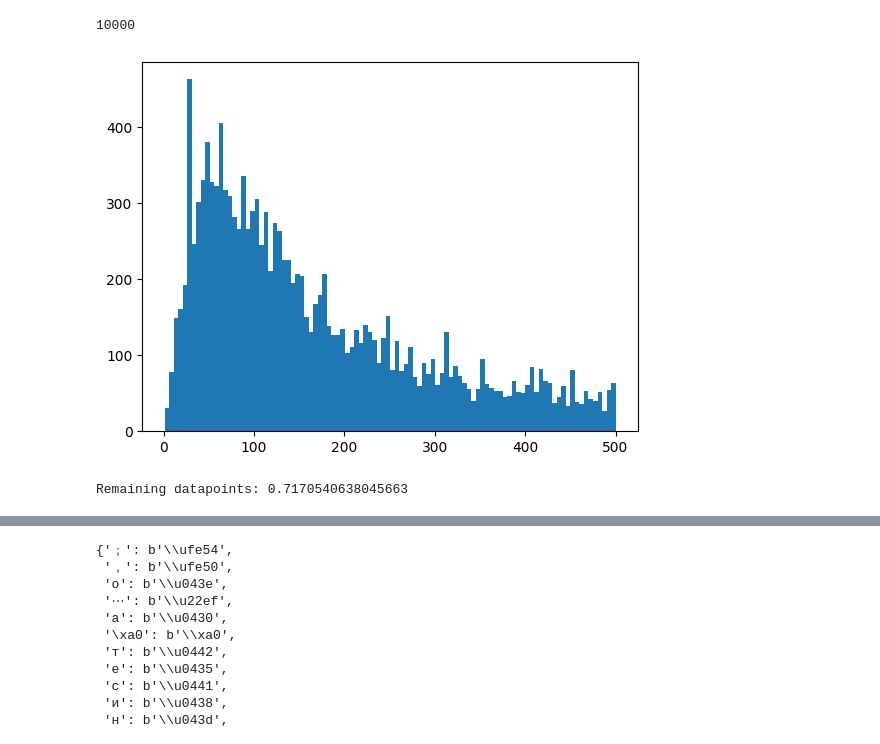
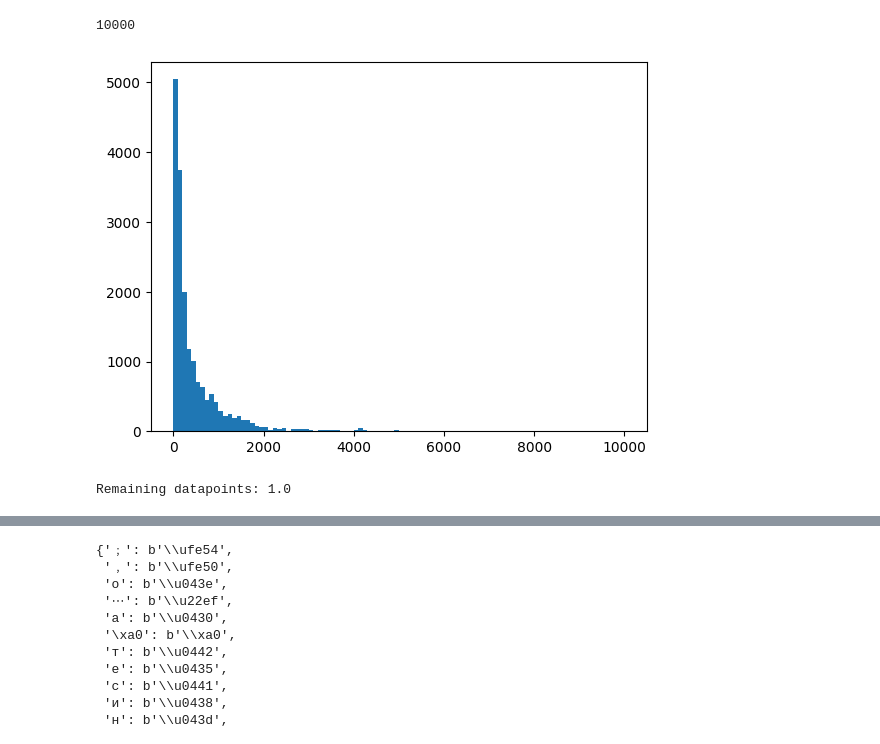
Before and after one commit to WilliamPLaCroix/NN-SoftP, a Jupyter notebook: cofacts.ipynb, the cells around one changed output, grey strips where cells are left out. Saved outputs shown, nothing was run; the diff lists cells and outputs as text; code cells hidden in the pictures.

```diff
--- a/cofacts.ipynb
+++ b/cofacts.ipynb
@@ -13,5 +13,11 @@ import matplotlib.pyplot as plt
 # request data access at https://huggingface.co/datasets/Cofacts/line-msg-fact-check-tw
 # create token at https://huggingface.co/settings/tokens (create as read)
 # token should be stored locally, so technically login is only needed one time
-login()
+
+TOK_PATH = "/home/wolfingten/.cache/huggingface/token"
+
+with open(TOK_PATH, "r", encoding="utf8") as f:
+    token = f.read().strip()
+
+login(token)
 # %% [output]
@@ -102,10 +110,10 @@ get_max_length(political_cofacts["text"])
 # %% [output]
 10000
 # %%
-inspect_dist(political_cofacts["text"].dropna().apply(len), threshold=500)
+inspect_dist(political_cofacts["text"].dropna().apply(len), threshold=10000)
 # %% [output]
-[figure, old version]
+[figure, new version]
-Remaining datapoints: 0.7170540638045663
+Remaining datapoints: 1.0
 # %%
 political_cofacts[political_cofacts["text"].str.len() == 28]
 # NOTE: remove urls
```
Also changed, not shown: parts of 3 cells of this notebook, 4 other files.
